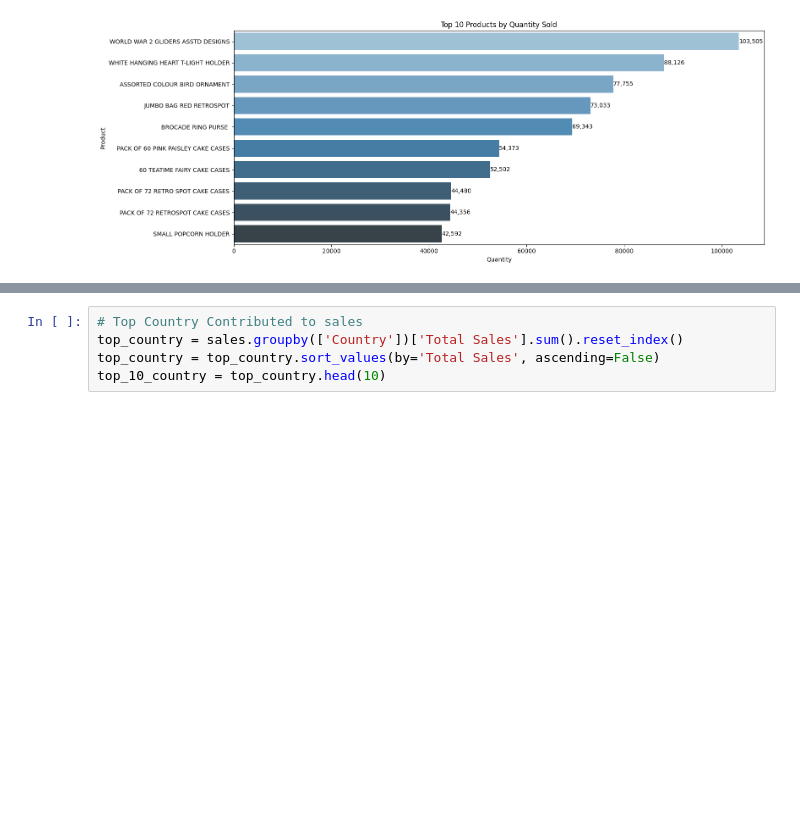
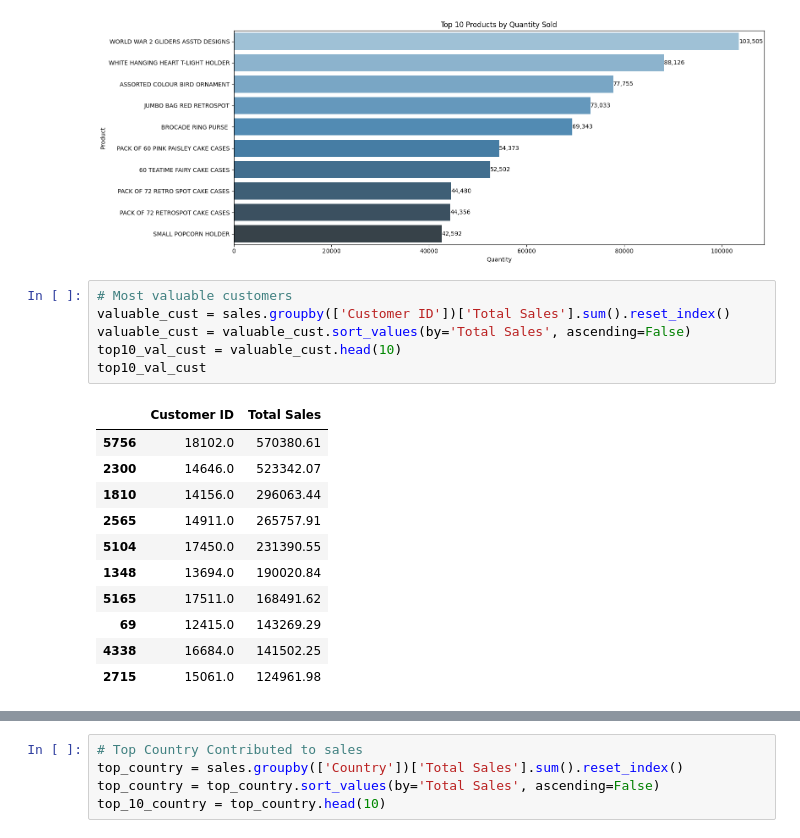
Before and after one commit to daff00/trendify-customer-segmentation, a Jupyter notebook: notebook.ipynb, the cells around one changed output, grey strips where cells are left out. Cells and saved outputs as stored; diff of their text form; blank space fills up the shorter version.

```diff
--- a/notebook.ipynb
+++ b/notebook.ipynb
@@ -248,3 +248,21 @@ Passing `palette` without assigning `hue` is deprecated and will be removed in v
 
   ax = sns.barplot(data=top_10_qty, y='Description', x='Quantity', palette='Blues_d')
 [figure]
+# %%
+# Most valuable customers
+valuable_cust = sales.groupby(['Customer ID'])['Total Sales'].sum().reset_index()
+valuable_cust = valuable_cust.sort_values(by='Total Sales', ascending=False)
+top10_val_cust = valuable_cust.head(10)
+top10_val_cust
+# %% [output]
+|  | Customer ID | Total Sales |
+| 5756 | 18102.0 | 570380.61 |
+| 2300 | 14646.0 | 523342.07 |
+| 1810 | 14156.0 | 296063.44 |
+| 2565 | 14911.0 | 265757.91 |
+| 5104 | 17450.0 | 231390.55 |
+| 1348 | 13694.0 | 190020.84 |
+| 5165 | 17511.0 | 168491.62 |
+| 69 | 12415.0 | 143269.29 |
+| 4338 | 16684.0 | 141502.25 |
+| 2715 | 15061.0 | 124961.98 |
```
Also changed, not shown: parts of 5 cells of this notebook, 3 other files.
